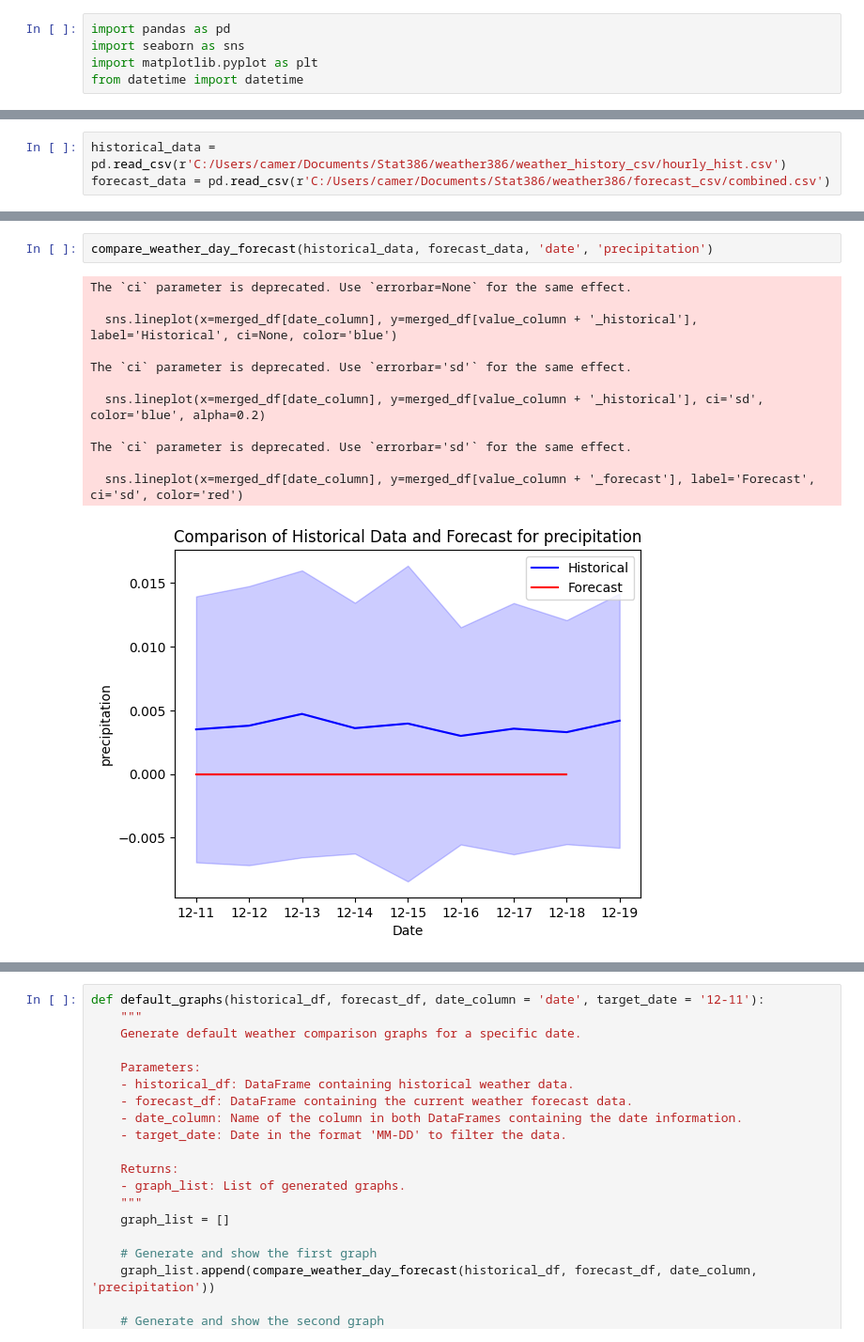
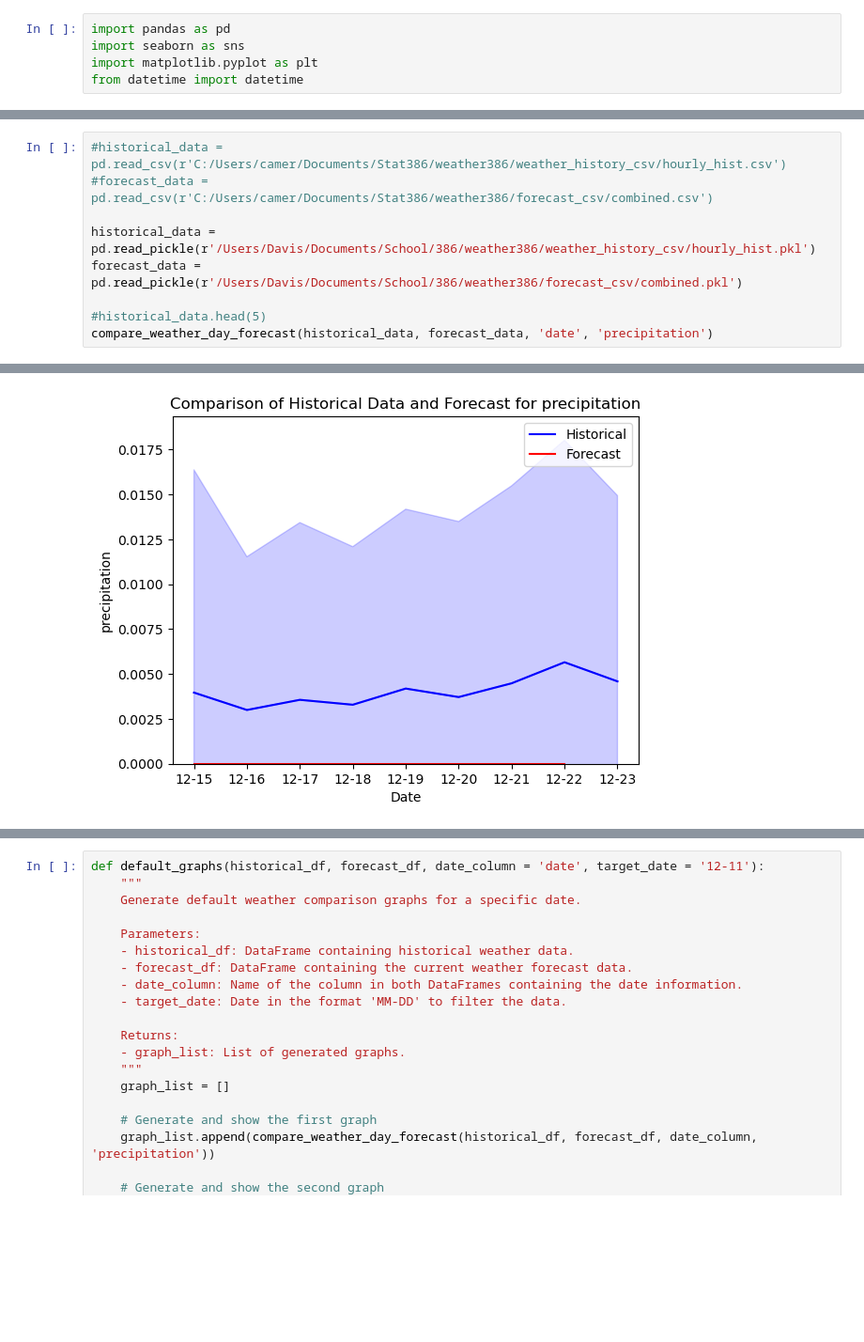
Before and after one commit to lightningcookies/weather386, a Jupyter notebook: graphs/test graphs.ipynb, the cells around one changed output, grey strips where cells are left out. Shown at 94% size. Cells and saved outputs as stored; diff of their text form; blank space fills up the shorter version.

Commit message:
docstrings, completed graph functions, n more

```diff
--- a/graphs/test graphs.ipynb
+++ b/graphs/test graphs.ipynb
@@ -63,5 +75,12 @@ def compare_weather_day_forecast(historical_df, forecast_df, date_column, value_
 # forecast_data = pd.read_csv('forecast_weather.csv')
 # compare_weather_forecast(historical_data, forecast_data, 'date', 'temperature')
 # %%
-historical_data = pd.read_csv(r'C:/Users/camer/Documents/Stat386/weather386/weather_history_csv/hourly_hist.csv')
-forecast_data = pd.read_csv(r'C:/Users/camer/Documents/Stat386/weather386/forecast_csv/combined.csv')
+#historical_data = pd.read_csv(r'C:/Users/camer/Documents/Stat386/weather386/weather_history_csv/hourly_hist.csv')
+#forecast_data = pd.read_csv(r'C:/Users/camer/Documents/Stat386/weather386/forecast_csv/combined.csv')
+
+historical_data = pd.read_pickle(r'/Users/Davis/Documents/School/386/weather386/weather_history_csv/hourly_hist.pkl')
+forecast_data = pd.read_pickle(r'/Users/Davis/Documents/School/386/weather386/forecast_csv/combined.pkl')
+
+#historical_data.head(5)
+compare_weather_day_forecast(historical_data, forecast_data, 'date', 'precipitation')
+# %% [output]
@@ -68,16 +104,2 @@ forecast_data = pd.read_csv(r'C:/Users/camer/Documents/Stat386/weather386/foreca
+[figure, added]
-# %%
-compare_weather_day_forecast(historical_data, forecast_data, 'date', 'precipitation')
-# %% [output]
-The `ci` parameter is deprecated. Use `errorbar=None` for the same effect.
-
-  sns.lineplot(x=merged_df[date_column], y=merged_df[value_column + '_historical'], label='Historical', ci=None, color='blue')
-
-The `ci` parameter is deprecated. Use `errorbar='sd'` for the same effect.
-
-  sns.lineplot(x=merged_df[date_column], y=merged_df[value_column + '_historical'], ci='sd', color='blue', alpha=0.2)
-
-The `ci` parameter is deprecated. Use `errorbar='sd'` for the same effect.
-
-  sns.lineplot(x=merged_df[date_column], y=merged_df[value_column + '_forecast'], label='Forecast', ci='sd', color='red')
-[figure, removed]
 # %%
```
Also changed, not shown: parts of 12 cells of this notebook, 11 other files.
